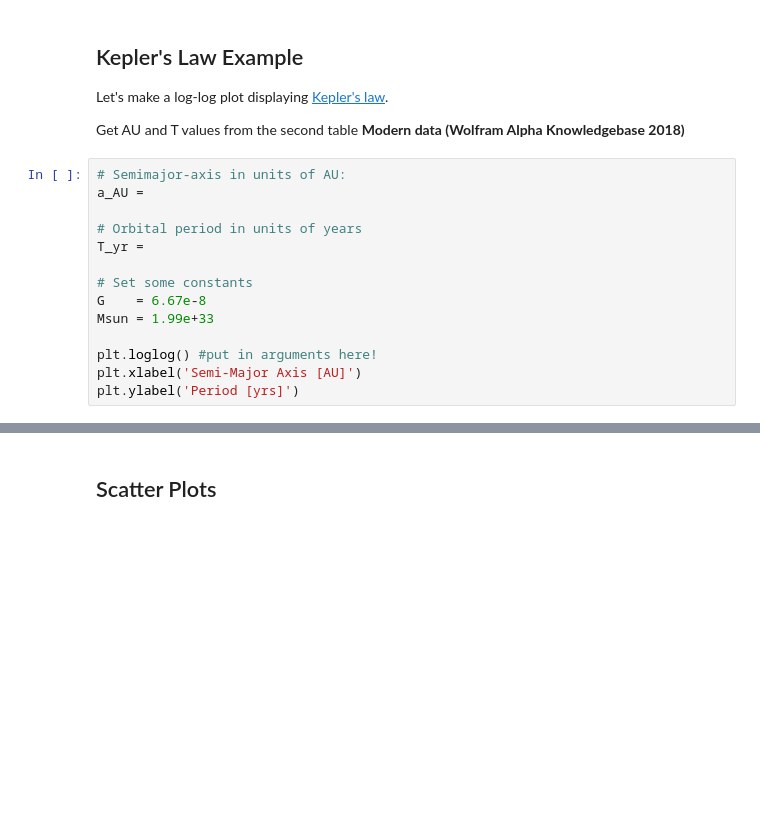
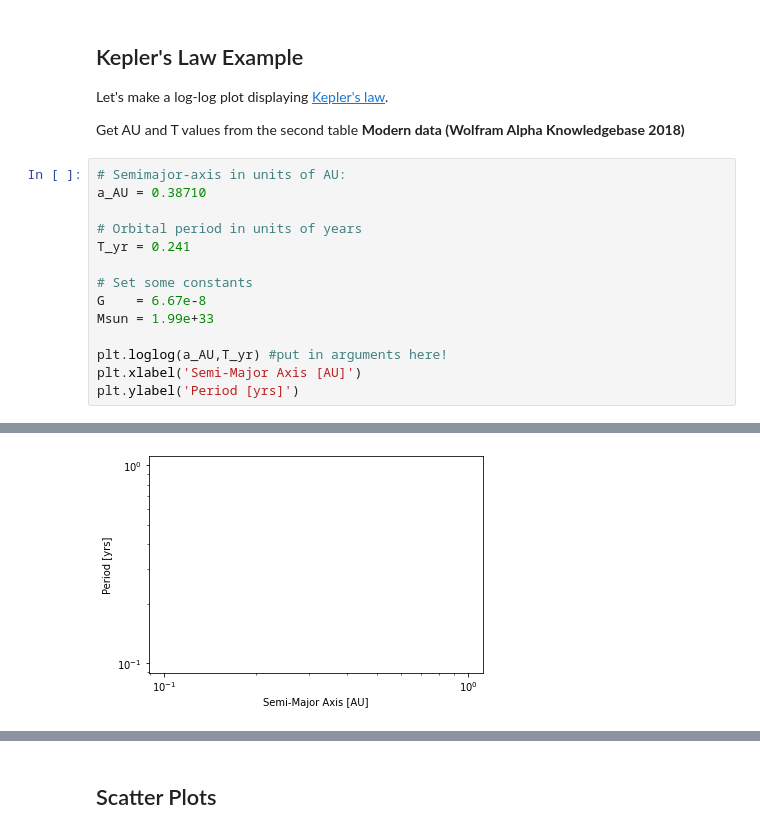
Before and after one commit to rachelbaer/ASTR-3190, a Jupyter notebook: lessons/06-plotting_baer.ipynb, the cells around one changed output, grey strips where cells are left out. Saved outputs shown, nothing was run; the diff lists cells and outputs as text; blank space fills up the shorter version.

```diff
--- a/lessons/06-plotting_baer.ipynb
+++ b/lessons/06-plotting_baer.ipynb
@@ -151,16 +151,16 @@ Let's make a log-log plot displaying [Kepler's law](https://en.wikipedia.org/wik
 Get AU and T values from the second table **Modern data (Wolfram Alpha Knowledgebase 2018)**
 # %%
 # Semimajor-axis in units of AU:
-a_AU =
+a_AU = 0.38710
 
 # Orbital period in units of years
-T_yr =
+T_yr = 0.241
 
 # Set some constants
 G    = 6.67e-8
 Msun = 1.99e+33
 
-plt.loglog() #put in arguments here!
+plt.loglog(a_AU,T_yr) #put in arguments here!
 plt.xlabel('Semi-Major Axis [AU]')
 plt.ylabel('Period [yrs]')
 # %% [output]
@@ -168,3 +168,4 @@ SyntaxError: invalid syntax (<ipython-input-19-bd6ca887423c>, line 2)
+[figure, added]
 # %%
 # now plot a function over the data
 # as you work more in python you will learn how to actually fit models to your data
```
Also changed, not shown: parts of 8 cells of this notebook, 3 other files.
